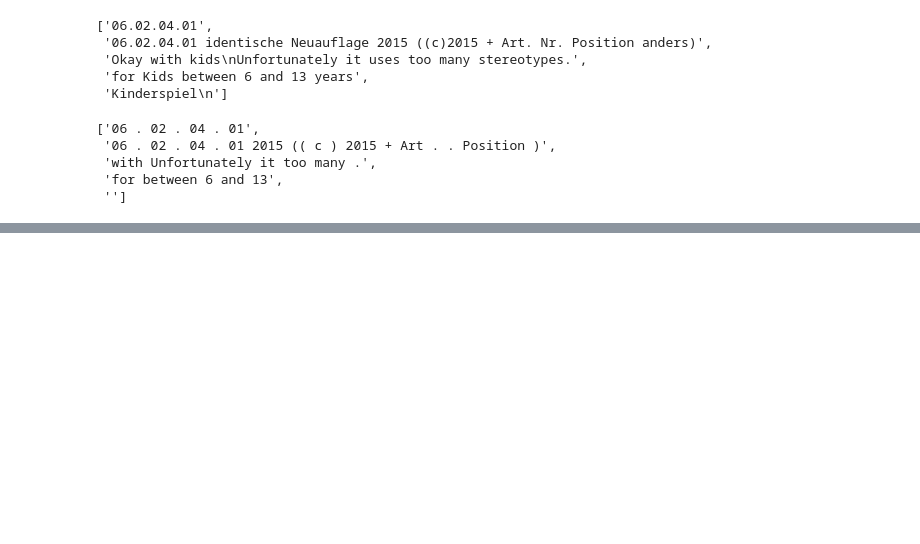
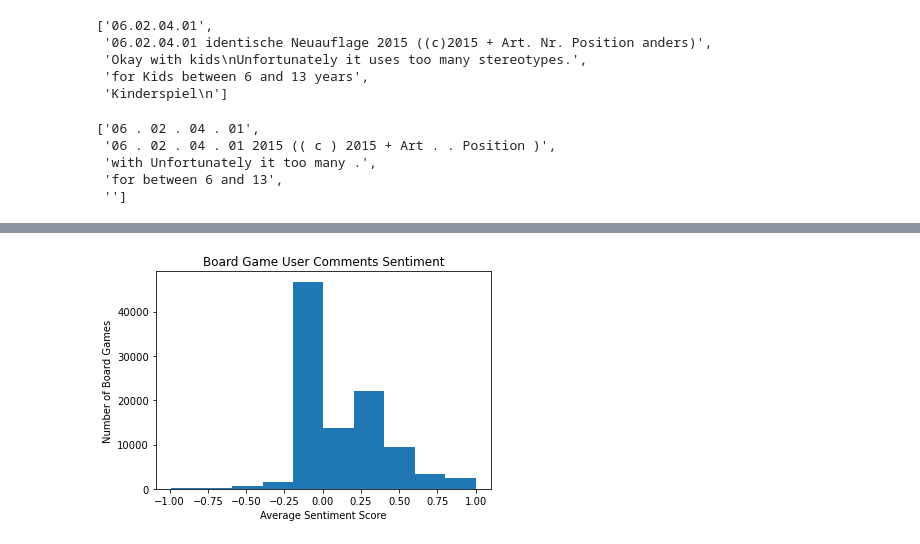
Before and after one commit to cttlc2u/proj5_boardgamerec, a Jupyter notebook: Cleaning.ipynb, the cells around one changed output, grey strips where cells are left out. Saved outputs shown, nothing was run; the diff lists cells and outputs as text; code cells hidden in the pictures; blank space fills up the shorter version.

```diff
--- a/Cleaning.ipynb
+++ b/Cleaning.ipynb
@@ -349,0 +417,6 @@ df.iloc[1]['eng_comments']
+# %%
+for idx, row in enumerate(df['comments'][:10]):
+    analyser = SentimentIntensityAnalyzer()
+    vscore = analyser.polarity_scores(row)
+    comscore = vscore.get('compound')
+    print(comscore)
@@ -349,0 +434,10 @@ df.iloc[1]['eng_comments']
+# %%
+sent_scores = []
+for idx, row in enumerate(df['comments']):
+    game_sent = []
+    for col in row:
+        analyser = SentimentIntensityAnalyzer()
+        vscore = analyser.polarity_scores(col)
+        comscore = vscore.get('compound')
+        game_sent.append(comscore)
+    sent_scores.append(game_sent)
@@ -349,0 +489,7 @@ df.iloc[1]['eng_comments']
+# %%
+avg_sent_score_list = []
+for score in sent_scores:
+    try:
+        avg_sent_score_list.append(sum(score)/len(score))
+    except:
+        avg_sent_score_list.append(0)
@@ -349,0 +643,7 @@ df.iloc[1]['eng_comments']
+# %%
+plt.hist(avg_sent_score_list)
+plt.xlabel('Average Sentiment Score')
+plt.ylabel('Number of Board Games')
+plt.title('Board Game User Comments Sentiment');
+# %% [output]
+[figure, added]
```
Also changed, not shown: parts of 74 cells of this notebook, 2 other files.
